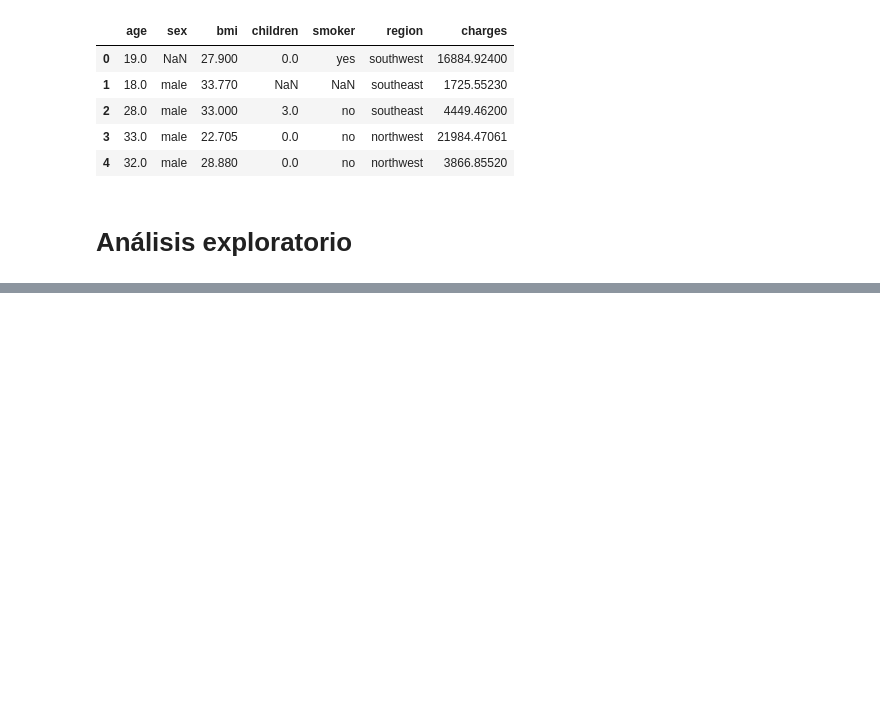
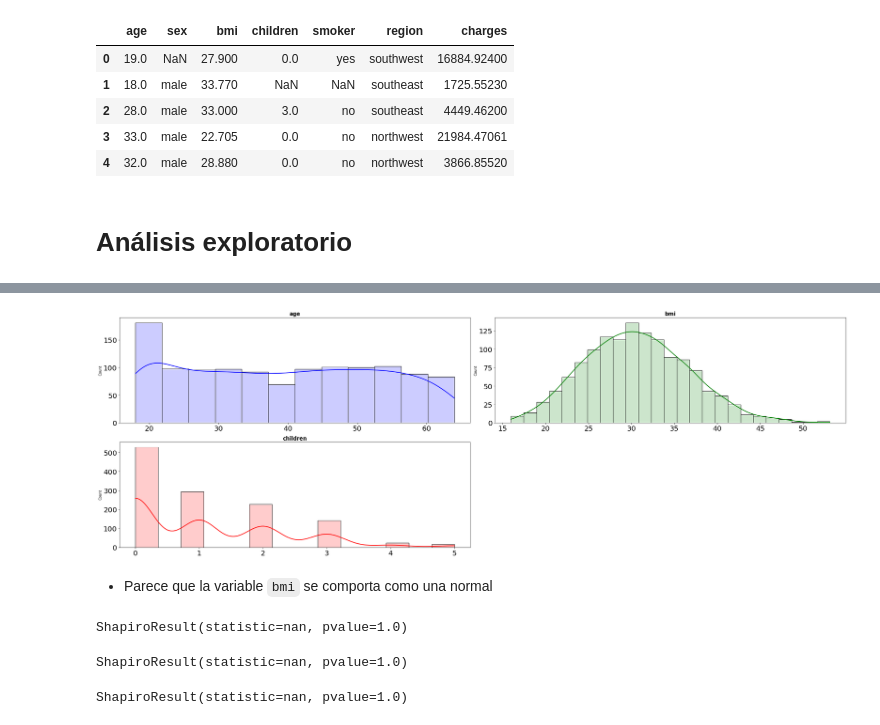
Before and after one commit to Ironhack-Data-Madrid-PartTime-May22/apuntes_clases, a Jupyter notebook: semana-16/16.2-Ejemplo_preprocesamiento.ipynb, the cells around one changed output, grey strips where cells are left out. Drawn from its saved outputs; the diff is of its cells as text; code cells hidden in the pictures; blank space fills up the shorter version.

```diff
--- a/semana-16/16.2-Ejemplo_preprocesamiento.ipynb
+++ b/semana-16/16.2-Ejemplo_preprocesamiento.ipynb
@@ -87,0 +159,47 @@ df.head()
+# %%
+# Gráfico de distribución para cada variable numérica
+# ==============================================================================
+
+fig, axes = plt.subplots(nrows = 2, ncols = 2, figsize = (30, 10))
+
+lista_colores = ["blue", "green", "red"]
+
+axes = axes.flat
+
+columnas_numeric = df.select_dtypes(include = np.number).columns
+columnas_numeric = columnas_numeric.drop("charges")
+
+for i, colum in enumerate(columnas_numeric):
+    sns.histplot(
+        data = df,
+        x = colum,
+        kde = True,
+        color = lista_colores[i],
+        line_kws = {"linewidth": 2},
+        alpha = 0.2,
+        ax = axes[i])
+
+
+    axes[i].set_title(colum, fontsize = 15, fontweight = "bold")
+    axes[i].tick_params(labelsize = 20)
+    axes[i].set_xlabel("")
+
+
+fig.tight_layout()
+fig.delaxes(axes[-1]) # Eliminamos el último eje que no se usa;
+# %% [output]
+[figure, added]
+# %% [markdown]
+- Parece que la variable `bmi` se comporta como una normal
+# %%
+stats.shapiro(df["bmi"])
+# %% [output]
+ShapiroResult(statistic=nan, pvalue=1.0)
+# %%
+stats.shapiro(df["children"])
+# %% [output]
+ShapiroResult(statistic=nan, pvalue=1.0)
+# %%
+stats.shapiro(df["age"])
+# %% [output]
+ShapiroResult(statistic=nan, pvalue=1.0)
```
Also changed, not shown: parts of 42 cells of this notebook.
